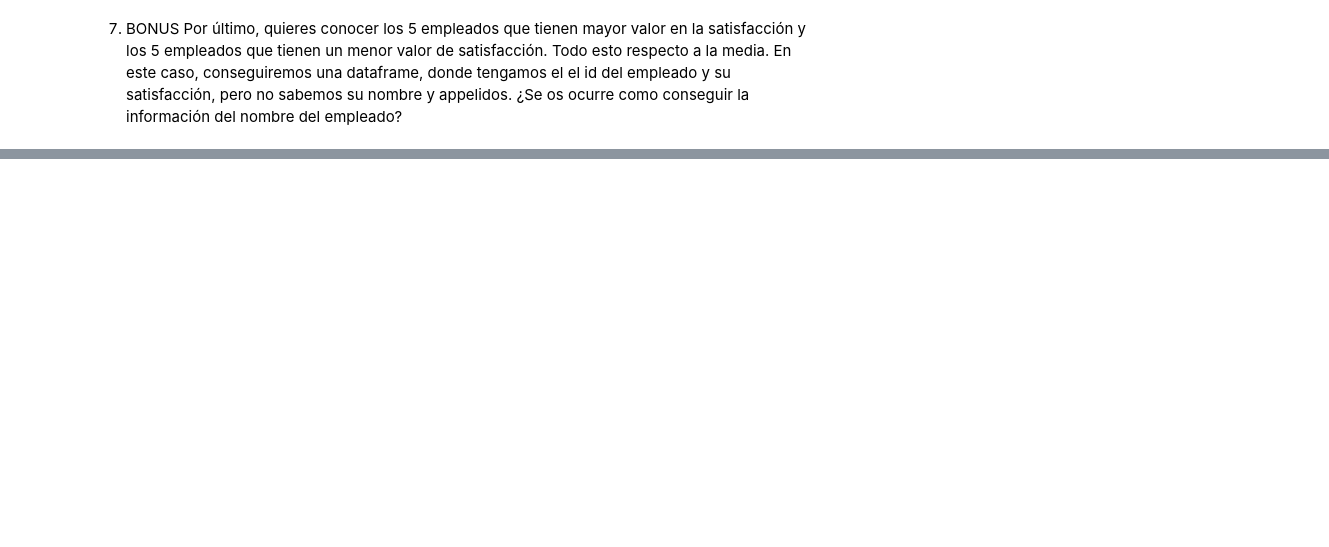
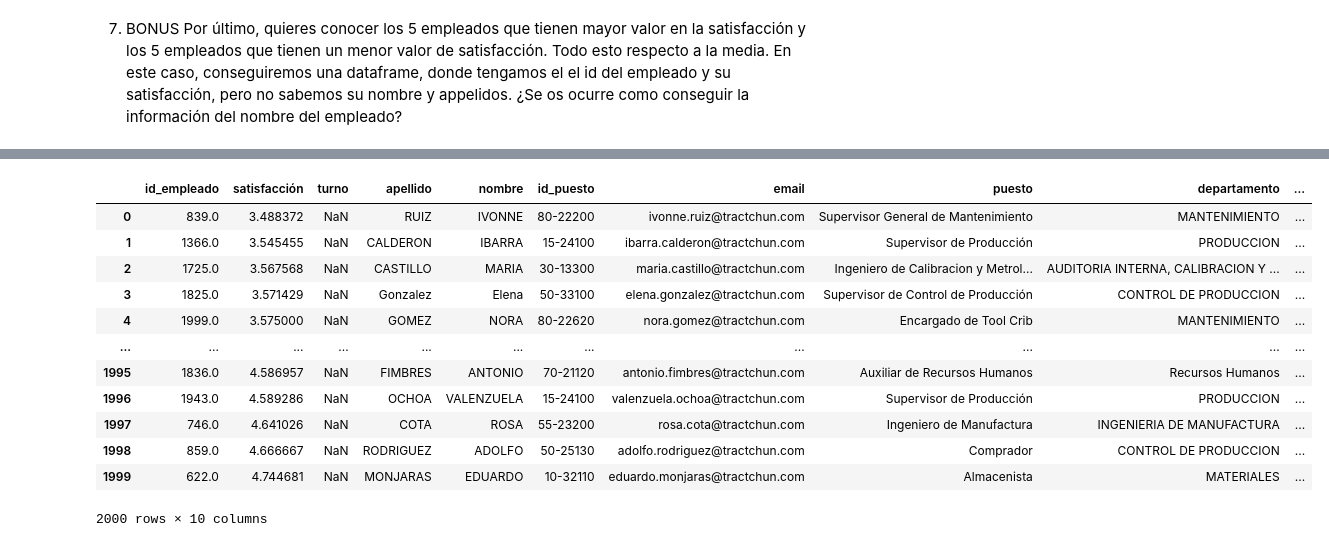
Before and after one commit to Adalab/promo-d-da-modulo2-sprint1-cristina-lidya, a Jupyter notebook: pandas/pandas-leccion6-groupby.ipynb, the cells around one changed output, grey strips where cells are left out. Saved outputs shown, nothing was run; the diff lists cells and outputs as text; code cells hidden in the pictures; blank space fills up the shorter version.

```diff
--- a/pandas/pandas-leccion6-groupby.ipynb
+++ b/pandas/pandas-leccion6-groupby.ipynb
@@ -31,2 +198,5 @@ El objetivo de este ejercicio es agrupar los datos para contestar las siguientes
 # %% [markdown]
 7. BONUS Por último, quieres conocer los 5 empleados que tienen mayor valor en la satisfacción y los 5 empleados que tienen un menor valor de satisfacción. Todo esto respecto a la media. En este caso, conseguiremos una dataframe, donde tengamos el el id del empleado y su satisfacción, pero no sabemos su nombre y appelidos. ¿Se os ocurre como conseguir la información del nombre del empleado?
+# %%
+media_empleados = union.groupby("id_empleado")["satisfacción"].mean().reset_index()
+media_empleados
@@ -32,0 +217,3 @@ El objetivo de este ejercicio es agrupar los datos para contestar las siguientes
+# %%
+media_empleados.sort_values(by="satisfacción", inplace=True, ascending = False)
+media_empleados
@@ -32,0 +234,19 @@ El objetivo de este ejercicio es agrupar los datos para contestar las siguientes
+# %%
+nombres_empleados = media_empleados.merge(empleados_puestos)
+nombres_empleados
+#En este DataFrame se ven los cinco empleados con los índices de satisfacción más bajos en las cinco primeras filas y los cinco empleados
+# con los índices de satisfacción más altos en las cinco últimas filas. Todos con sus datos completos.
+# %% [output]
+|  | id_empleado | satisfacción | turno | apellido | nombre | id_puesto | email | puesto | departamento | ... |
+| 0 | 839.0 | 3.488372 | NaN | RUIZ | IVONNE | 80-22200 | ivonne.ruiz@tractchun.com | Supervisor General de Mantenimiento | MANTENIMIENTO | ... |
+| 1 | 1366.0 | 3.545455 | NaN | CALDERON | IBARRA | 15-24100 | ibarra.calderon@tractchun.com | Supervisor de Producción | PRODUCCION | ... |
+| 2 | 1725.0 | 3.567568 | NaN | CASTILLO | MARIA | 30-13300 | maria.castillo@tractchun.com | Ingeniero de Calibracion y Metrol... | AUDITORIA INTERNA, CALIBRACION Y ... | ... |
+| 3 | 1825.0 | 3.571429 | NaN | Gonzalez | Elena | 50-33100 | elena.gonzalez@tractchun.com | Supervisor de Control de Producción | CONTROL DE PRODUCCION | ... |
+| 4 | 1999.0 | 3.575000 | NaN | GOMEZ | NORA | 80-22620 | nora.gomez@tractchun.com | Encargado de Tool Crib | MANTENIMIENTO | ... |
+| ... | ... | ... | ... | ... | ... | ... | ... | ... | ... | ... |
+| 1995 | 1836.0 | 4.586957 | NaN | FIMBRES | ANTONIO | 70-21120 | antonio.fimbres@tractchun.com | Auxiliar de Recursos Humanos | Recursos Humanos | ... |
+| 1996 | 1943.0 | 4.589286 | NaN | OCHOA | VALENZUELA | 15-24100 | valenzuela.ochoa@tractchun.com | Supervisor de Producción | PRODUCCION | ... |
+| 1997 | 746.0 | 4.641026 | NaN | COTA | ROSA | 55-23200 | rosa.cota@tractchun.com | Ingeniero de Manufactura | INGENIERIA DE MANUFACTURA | ... |
+| 1998 | 859.0 | 4.666667 | NaN | RODRIGUEZ | ADOLFO | 50-25130 | adolfo.rodriguez@tractchun.com | Comprador | CONTROL DE PRODUCCION | ... |
+| 1999 | 622.0 | 4.744681 | NaN | MONJARAS | EDUARDO | 10-32110 | eduardo.monjaras@tractchun.com | Almacenista | MATERIALES | ... |
+2000 rows × 10 columns
```
Also changed, not shown: parts of 14 cells of this notebook.
